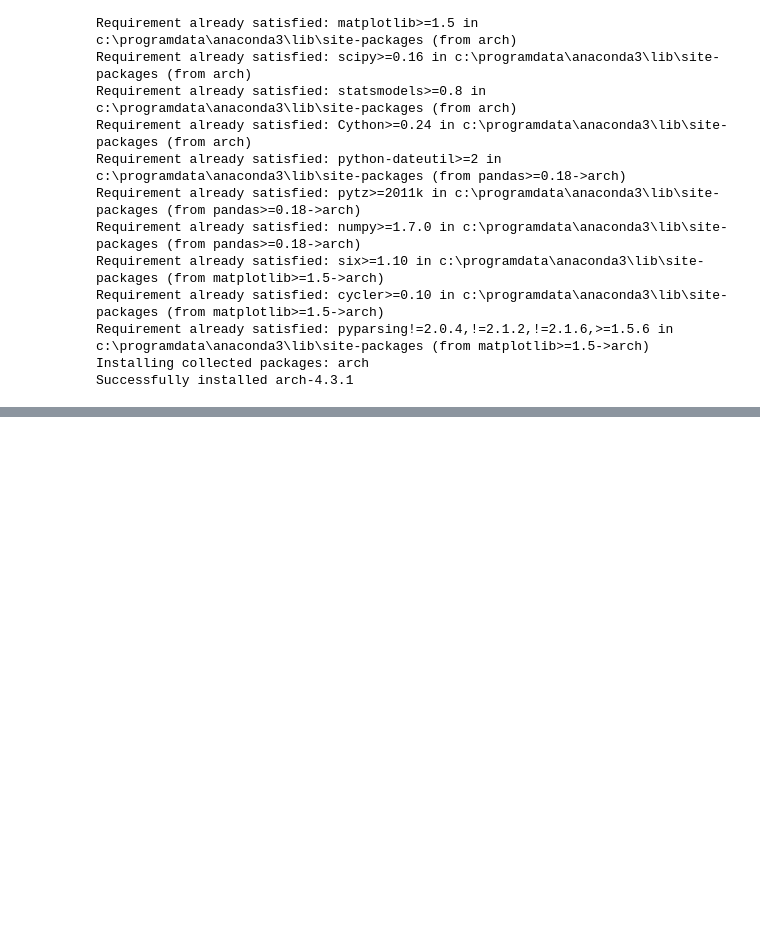
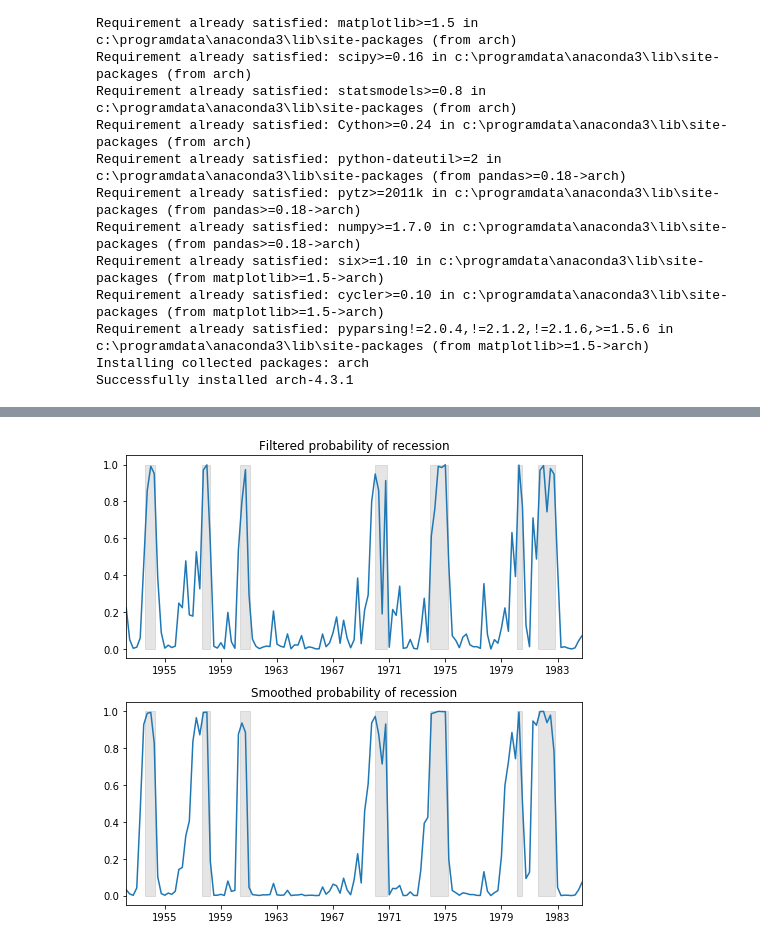
Before and after one commit to lawofearth/MSM_Thanasarn, a Jupyter notebook: 180210_TEST_GARCH_MSG.ipynb, the cells around one changed output, grey strips where cells are left out. Drawn from its saved outputs; the diff is of its cells as text; code cells hidden in the pictures; blank space fills up the shorter version.

```diff
--- a/180210_TEST_GARCH_MSG.ipynb
+++ b/180210_TEST_GARCH_MSG.ipynb
@@ -139,0 +213,5 @@ Covariance estimator: robust
+# %%
+# Fit the model
+mod_hamilton = sm.tsa.MarkovAutoregression(dta_hamilton, k_regimes=2, order=4, switching_ar=False)
+res_hamilton = mod_hamilton.fit()
+res_hamilton.summary()
@@ -139,0 +248,22 @@ Covariance estimator: robust
+# %%
+# NBER recessions
+from pandas_datareader.data import DataReader
+from datetime import datetime
+usrec = DataReader('USREC', 'fred', start=datetime(1947, 1, 1), end=datetime(2013, 4, 1))
+
+fig, axes = plt.subplots(2, figsize=(7,7))
+ax = axes[0]
+ax.plot(res_hamilton.filtered_marginal_probabilities[0])
+ax.fill_between(usrec.index, 0, 1, where=usrec['USREC'].values, color='k', alpha=0.1)
+ax.set_xlim(dta_hamilton.index[4], dta_hamilton.index[-1])
+ax.set(title='Filtered probability of recession')
+
+ax = axes[1]
+ax.plot(res_hamilton.smoothed_marginal_probabilities[0])
+ax.fill_between(usrec.index, 0, 1, where=usrec['USREC'].values, color='k', alpha=0.1)
+ax.set_xlim(dta_hamilton.index[4], dta_hamilton.index[-1])
+ax.set(title='Smoothed probability of recession')
+
+fig.tight_layout()
+# %% [output]
+[figure, added]
```
Also changed, not shown: parts of 22 cells of this notebook, 12 other files.
